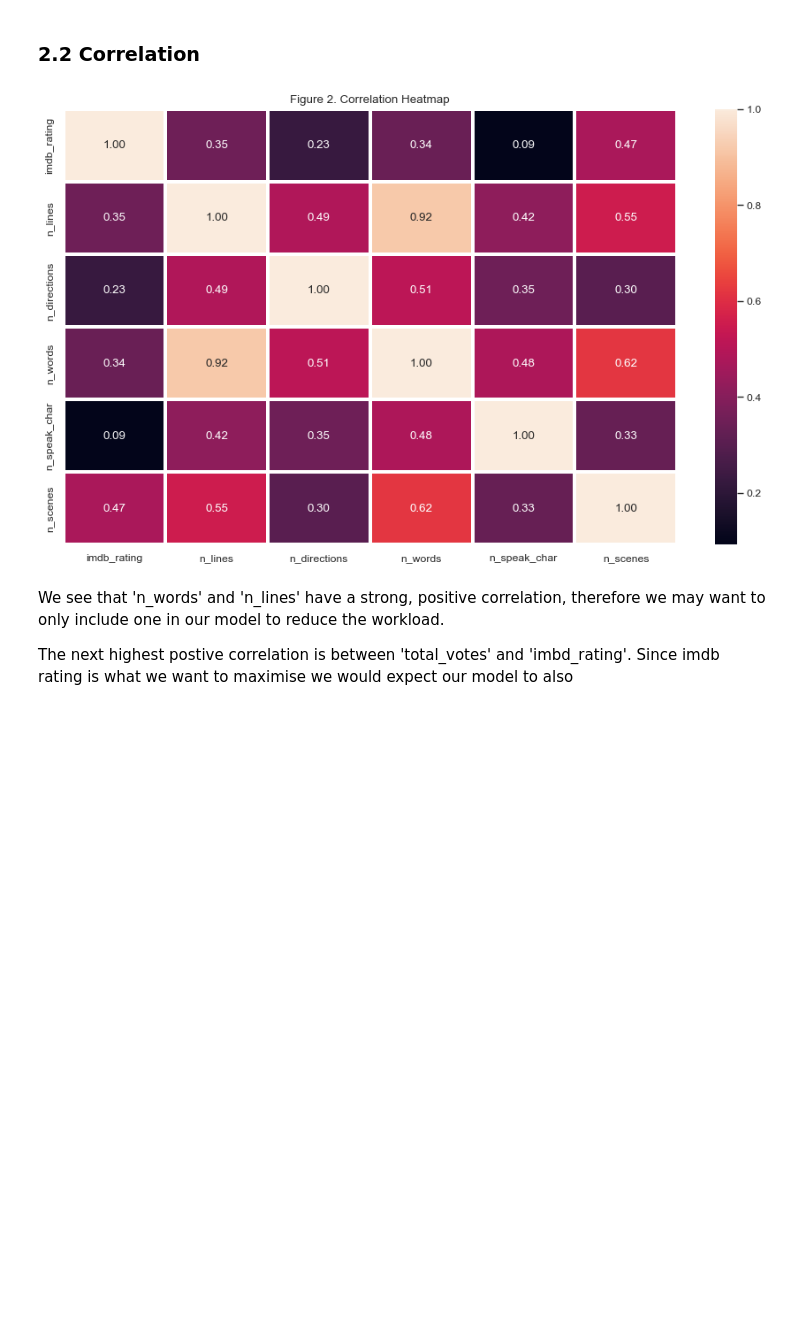
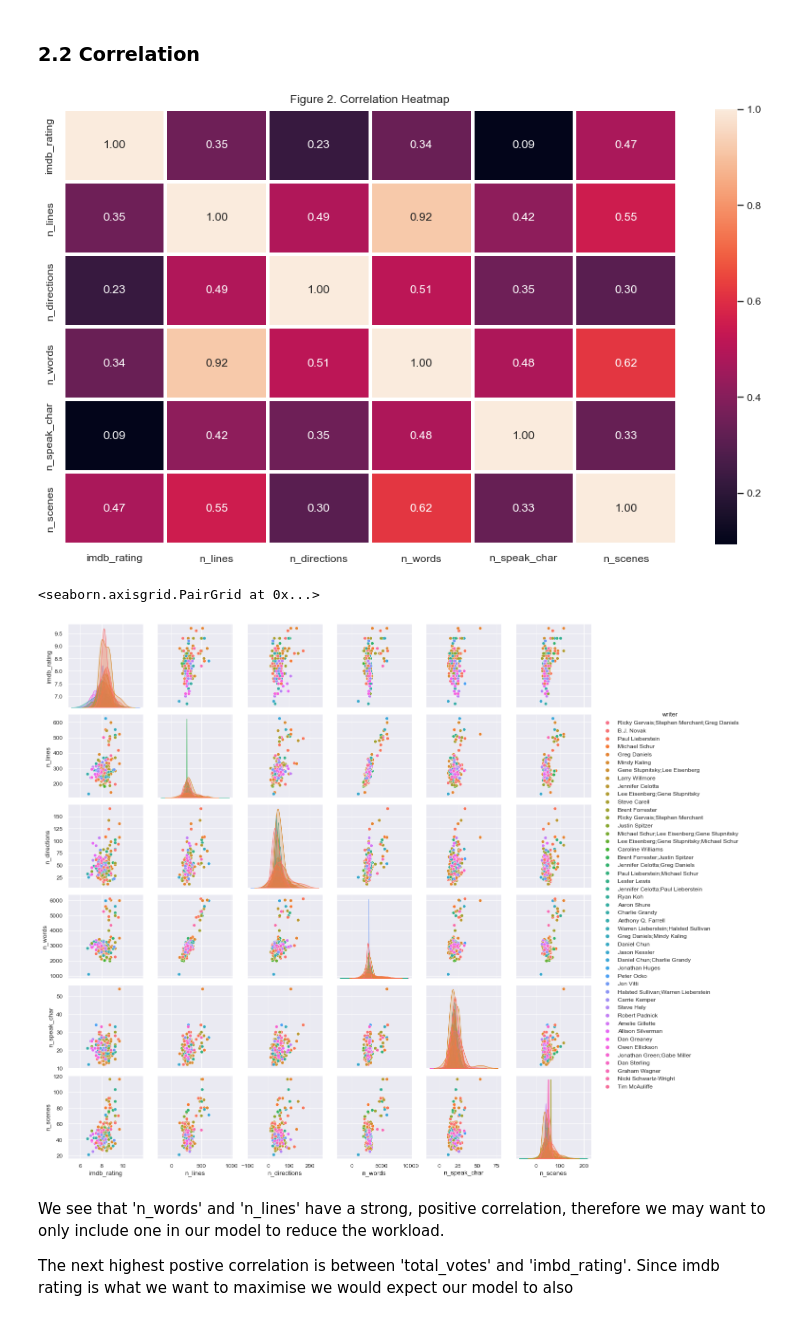
Before and after one commit to aidangarrity/MachineLearningProj1, a Jupyter notebook: project1.ipynb, the cells around one changed output. Drawn from its saved outputs; the diff is of its cells as text; code cells hidden in the pictures; blank space fills up the shorter version.

```diff
--- a/project1.ipynb
+++ b/project1.ipynb
@@ -152,15 +152,17 @@ data = data.drop(columns=['season', 'episode', 'episode_name', 'air_date', 'tota
 # %%
 sns.set(rc={'figure.figsize': (14, 8)})
 
 # Correlation heatmap
 sns.heatmap(data.corr(), annot = True, fmt = '.2f', linewidths = 2)
 plt.title("Figure 2. Correlation Heatmap")
 plt.show()
 
 # Correlation pairplot
-# sns.pairplot(data, hue = 'writer')
+sns.pairplot(data, hue = 'writer')
 # %% [output]
 [figure]
+<seaborn.axisgrid.PairGrid at 0x...>
+[figure, added]
 # %% [markdown]
 We see that 'n_words' and 'n_lines' have a strong, positive correlation, therefore we may want to only include one in our model to reduce the workload.
 
```
